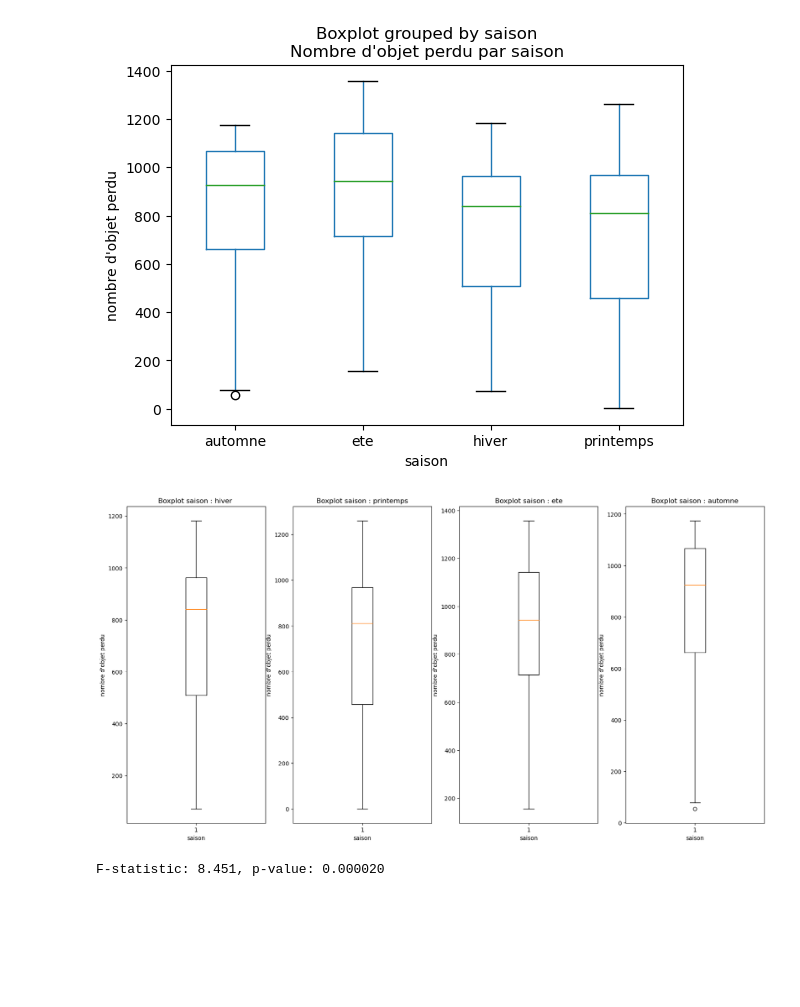
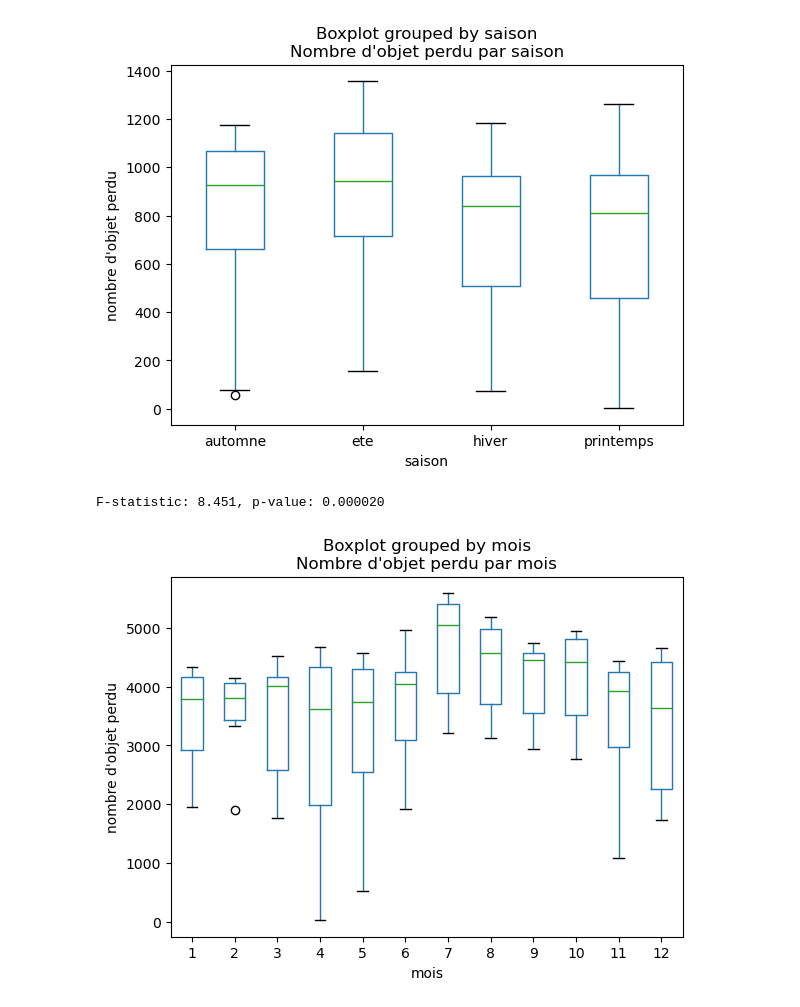
Before and after one commit to StevenDelval/brief_Lost_in_translation, a Jupyter notebook: datascience.ipynb, the cells around one changed output. Drawn from its saved outputs; the diff is of its cells as text; code cells hidden in the pictures; blank space fills up the shorter version.

```diff
--- a/datascience.ipynb
+++ b/datascience.ipynb
@@ -175,28 +181,26 @@ plt.show()
 # %% [output]
 [figure]
 # %%
-fig, (ax1, ax2, ax3, ax4) = plt.subplots(1, 4, figsize=(20, 10))
-ax1.boxplot(df_saison[df_saison["saison"]=="hiver"]["nombre_objet_saison"])
-ax1.set_title('Boxplot saison : hiver ')
-ax1.set_xlabel('saison')
-ax1.set_ylabel("nombre d'objet perdu")
-# Création de la deuxième figure
-ax2.boxplot(df_saison[df_saison["saison"]=="printemps"]["nombre_objet_saison"])
-ax2.set_title('Boxplot saison : printemps')
-ax2.set_xlabel('saison')
-ax2.set_ylabel("nombre d'objet perdu")
-# Création de la troisième figure
-ax3.boxplot(df_saison[df_saison["saison"]=="ete"]["nombre_objet_saison"])
-ax3.set_title('Boxplot saison : ete')
-ax3.set_xlabel('saison')
-ax3.set_ylabel("nombre d'objet perdu")
-# Création de la quatrième figure
-ax4.boxplot(df_saison[df_saison["saison"]=="automne"]["nombre_objet_saison"])
-ax4.set_title('Boxplot saison : automne')
-ax4.set_xlabel('saison')
-ax4.set_ylabel("nombre d'objet perdu")
-# Affichage des figures
-plt.show()
+# fig, (ax1, ax2, ax3, ax4) = plt.subplots(1, 4, figsize=(20, 10))
+# ax1.boxplot(df_saison[df_saison["saison"]=="hiver"]["nombre_objet_par_semaine"])
+# ax1.set_title('Boxplot saison : hiver ')
+# ax1.set_xlabel('saison')
+# ax1.set_ylabel("nombre d'objet perdu")
+# # Création de la deuxième figure
+# ax2.boxplot(df_saison[df_saison["saison"]=="printemps"]["nombre_objet_par_semaine"])
+# ax2.set_title('Boxplot saison : printemps')
+# ax2.set_xlabel('saison')
+# ax2.set_ylabel("nombre d'objet perdu")
+# # Création de la troisième figure
+# ax3.boxplot(df_saison[df_saison["saison"]=="ete"]["nombre_objet_par_semaine"])
+# ax3.set_title('Boxplot saison : ete')
+# ax3.set_xlabel('saison')
+# ax3.set_ylabel("nombre d'objet perdu")
+# # Création de la quatrième figure
+# ax4.boxplot(df_saison[df_saison["saison"]=="automne"]["nombre_objet_par_semaine"])
+# ax4.set_title('Boxplot saison : automne')
+# ax4.set_xlabel('saison')
+# ax4.set_ylabel("nombre d'objet perdu")
+# # Affichage des figures
+# plt.show()
-# %% [output]
-[figure, removed]
 # %%
@@ -205,3 +209,17 @@ f_statistic, p_value = f_oneway(df_saison[df_saison["saison"]=="hiver"]["nombre_
 print(f"F-statistic: {f_statistic:.3f}, p-value: {p_value:.6f}")
 # %% [output]
 F-statistic: 8.451, p-value: 0.000020
+# %%
+df_mois=pd.DataFrame(merge[["date","type_objet"]].groupby([pd.Grouper(key='date', freq='M')]).count().reset_index())
+df_mois.rename(columns = {'type_objet':'nombre_objet_perdu_par_mois'}, inplace = True)
+# %%
+df_mois["mois"] = df_mois['date'].dt.month
+# %%
+df_mois.boxplot('nombre_objet_perdu_par_mois', by='mois', grid=False)
+plt.title( "Nombre d'objet perdu par mois" )
+plt.ylabel("nombre d'objet perdu")
+plt.xlabel('mois')
+
+plt.show()
+# %% [output]
+[figure, added]
```
Also changed, not shown: parts of 11 cells of this notebook.
